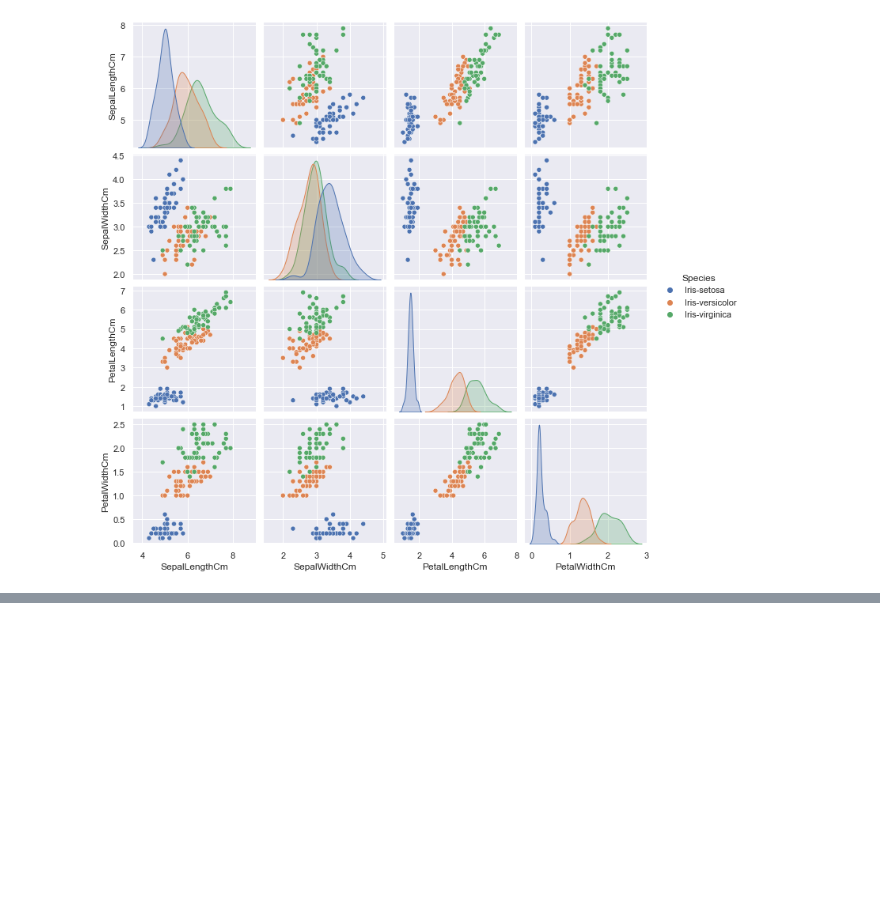
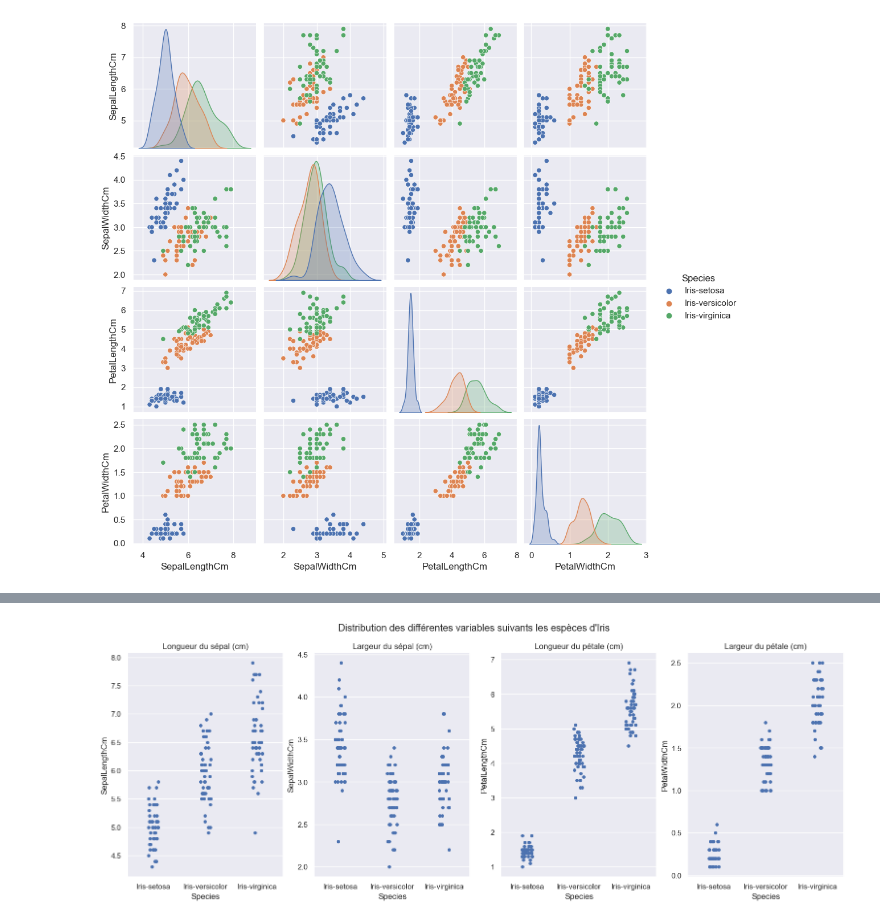
Before and after one commit to MohamedNennouche/Computer-Vision-with-Python, a Jupyter notebook: Seance 2/Seance2.ipynb, the cells around one changed output, grey strips where cells are left out. Cells and saved outputs as stored; diff of their text form; code cells hidden in the pictures; blank space fills up the shorter version.

```diff
--- a/Seance 2/Seance2.ipynb
+++ b/Seance 2/Seance2.ipynb
@@ -1156,0 +1163,19 @@ plt.show()
+# %%
+fig, axes = plt.subplots(1, 4, figsize=(19, 6))
+fig.suptitle('Distribution des différentes variables suivants les espèces d\'Iris')
+
+sns.stripplot(ax=axes[0], x="Species", y="SepalLengthCm", data=iris)
+axes[0].set_title('Longueur du sépal (cm)')
+
+sns.stripplot(ax=axes[1], x="Species", y="SepalWidthCm", data=iris)
+axes[1].set_title('Largeur du sépal (cm)')
+
+sns.stripplot(ax=axes[2], x="Species", y="PetalLengthCm", data=iris)
+axes[2].set_title('Longueur du pétale (cm)')
+
+sns.stripplot(ax=axes[3], x="Species", y="PetalWidthCm", data=iris)
+axes[3].set_title('Largeur du pétale (cm)')
+
+plt.show()
+# %% [output]
+[figure, added]
```
Also changed, not shown: parts of 16 cells of this notebook, 15 other files.
